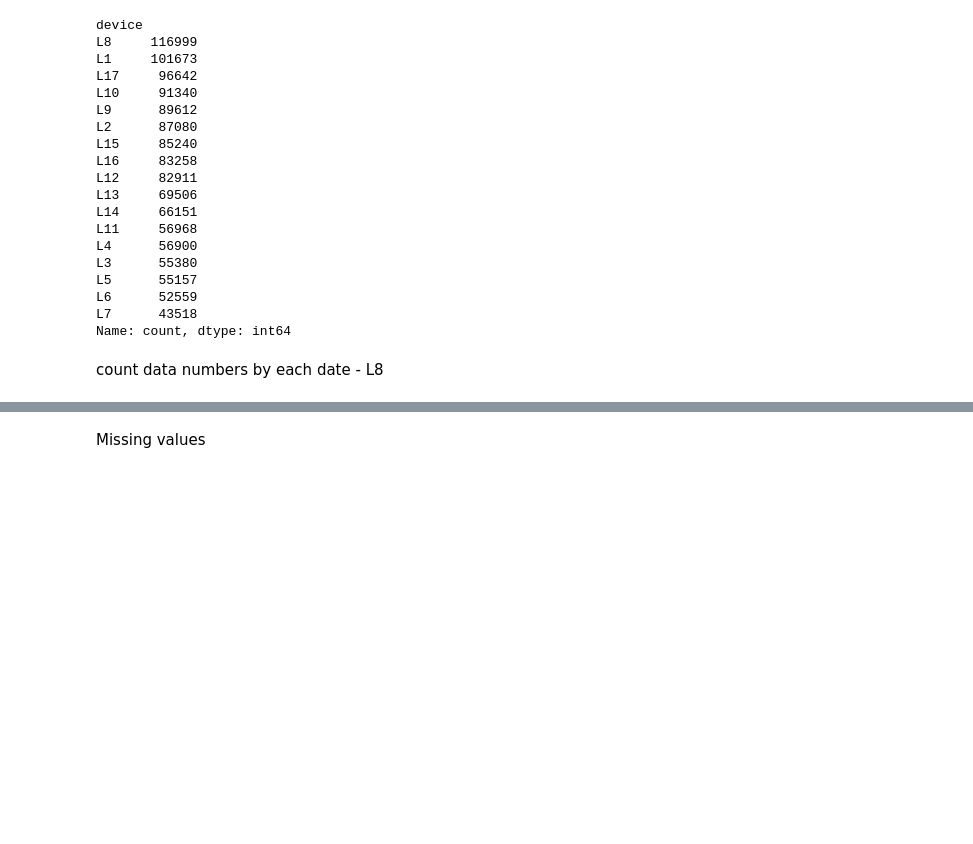
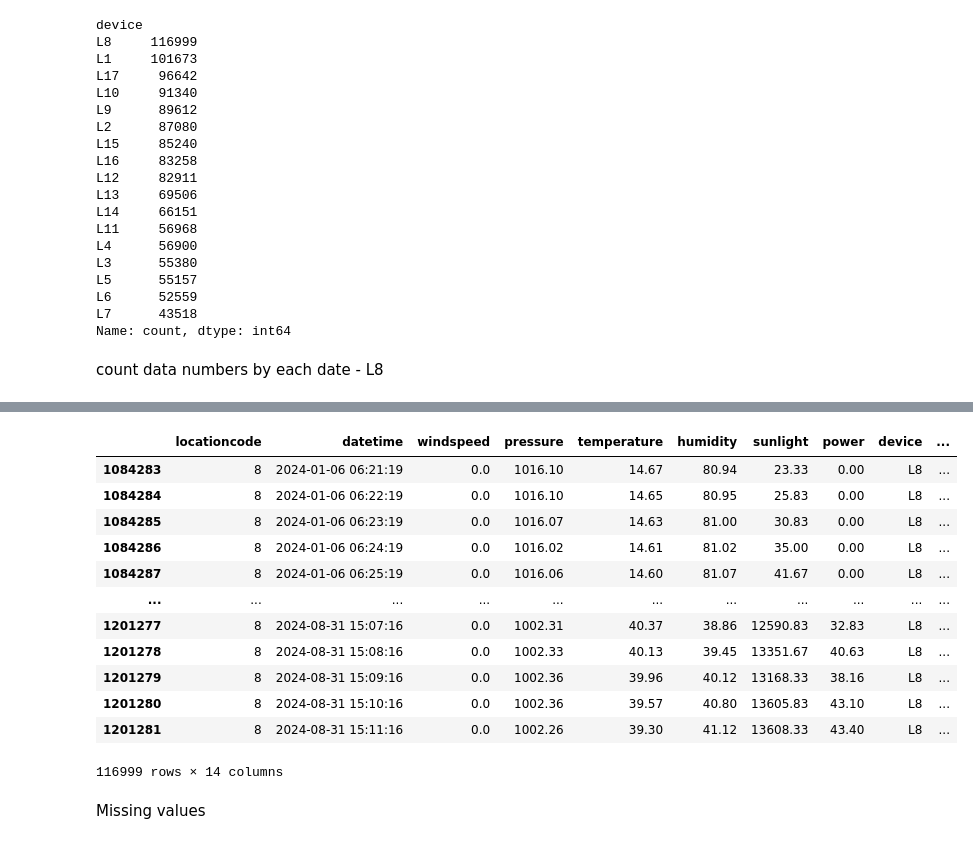
Before and after one commit to chiseanchang0727/aicup-predict-energy-generation, a Jupyter notebook: test_region/EDA_Sean.ipynb, the cells around one changed output, grey strips where cells are left out. Drawn from its saved outputs; the diff is of its cells as text; code cells hidden in the pictures; blank space fills up the shorter version.

```diff
--- a/test_region/EDA_Sean.ipynb
+++ b/test_region/EDA_Sean.ipynb
@@ -126,3 +140,19 @@ df_l8.date.value_counts().reset_index()
+# %%
+df_l8
+# %% [output]
+|  | locationcode | datetime | windspeed | pressure | temperature | humidity | sunlight | power | device | ... |
+| 1084283 | 8 | 2024-01-06 06:21:19 | 0.0 | 1016.10 | 14.67 | 80.94 | 23.33 | 0.00 | L8 | ... |
+| 1084284 | 8 | 2024-01-06 06:22:19 | 0.0 | 1016.10 | 14.65 | 80.95 | 25.83 | 0.00 | L8 | ... |
+| 1084285 | 8 | 2024-01-06 06:23:19 | 0.0 | 1016.07 | 14.63 | 81.00 | 30.83 | 0.00 | L8 | ... |
+| 1084286 | 8 | 2024-01-06 06:24:19 | 0.0 | 1016.02 | 14.61 | 81.02 | 35.00 | 0.00 | L8 | ... |
+| 1084287 | 8 | 2024-01-06 06:25:19 | 0.0 | 1016.06 | 14.60 | 81.07 | 41.67 | 0.00 | L8 | ... |
+| ... | ... | ... | ... | ... | ... | ... | ... | ... | ... | ... |
+| 1201277 | 8 | 2024-08-31 15:07:16 | 0.0 | 1002.31 | 40.37 | 38.86 | 12590.83 | 32.83 | L8 | ... |
+| 1201278 | 8 | 2024-08-31 15:08:16 | 0.0 | 1002.33 | 40.13 | 39.45 | 13351.67 | 40.63 | L8 | ... |
+| 1201279 | 8 | 2024-08-31 15:09:16 | 0.0 | 1002.36 | 39.96 | 40.12 | 13168.33 | 38.16 | L8 | ... |
+| 1201280 | 8 | 2024-08-31 15:10:16 | 0.0 | 1002.36 | 39.57 | 40.80 | 13605.83 | 43.10 | L8 | ... |
+| 1201281 | 8 | 2024-08-31 15:11:16 | 0.0 | 1002.26 | 39.30 | 41.12 | 13608.33 | 43.40 | L8 | ... |
+116999 rows × 14 columns
 # %% [markdown]
 Missing values
 # %%
```
Also changed, not shown: parts of 9 cells of this notebook, 3 other files.
